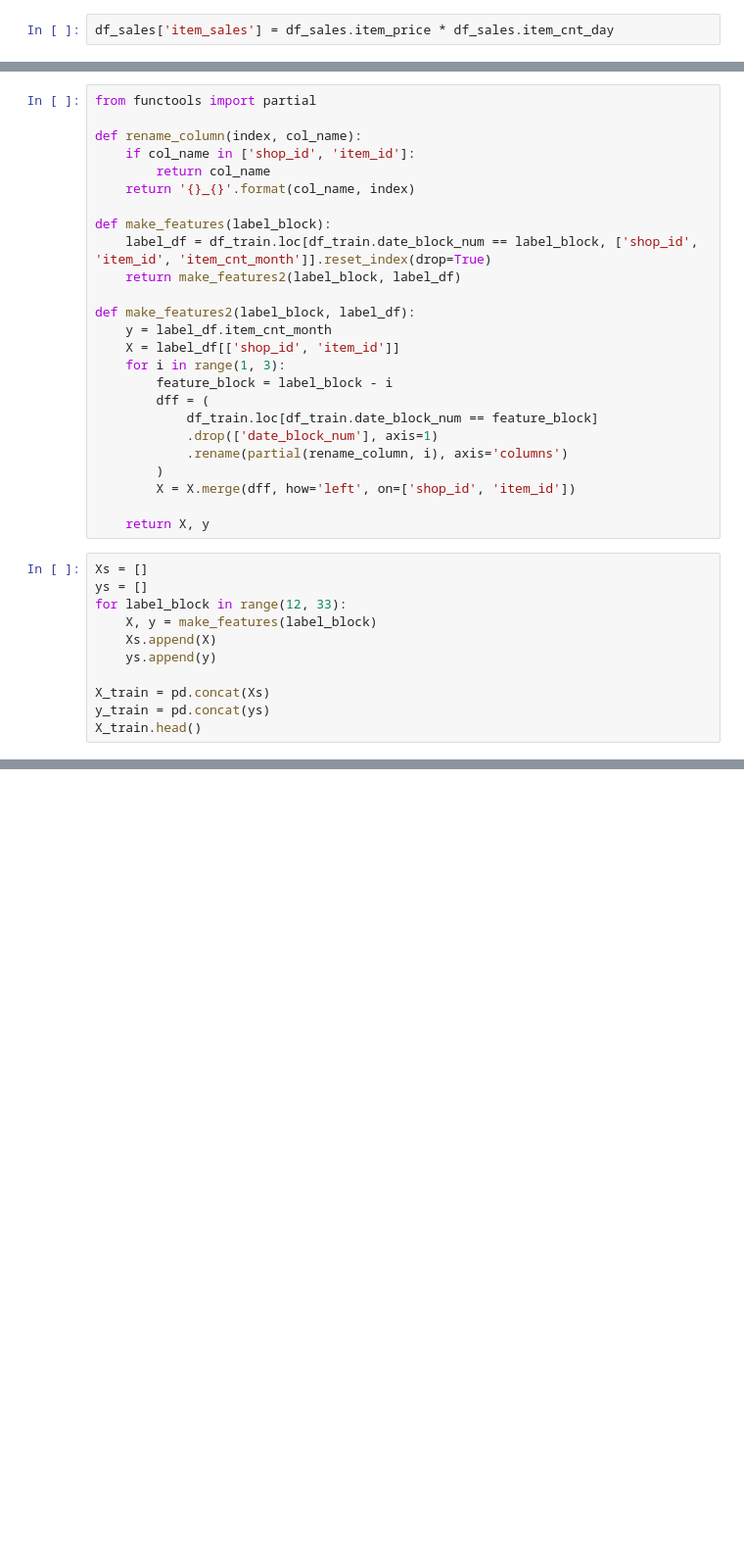
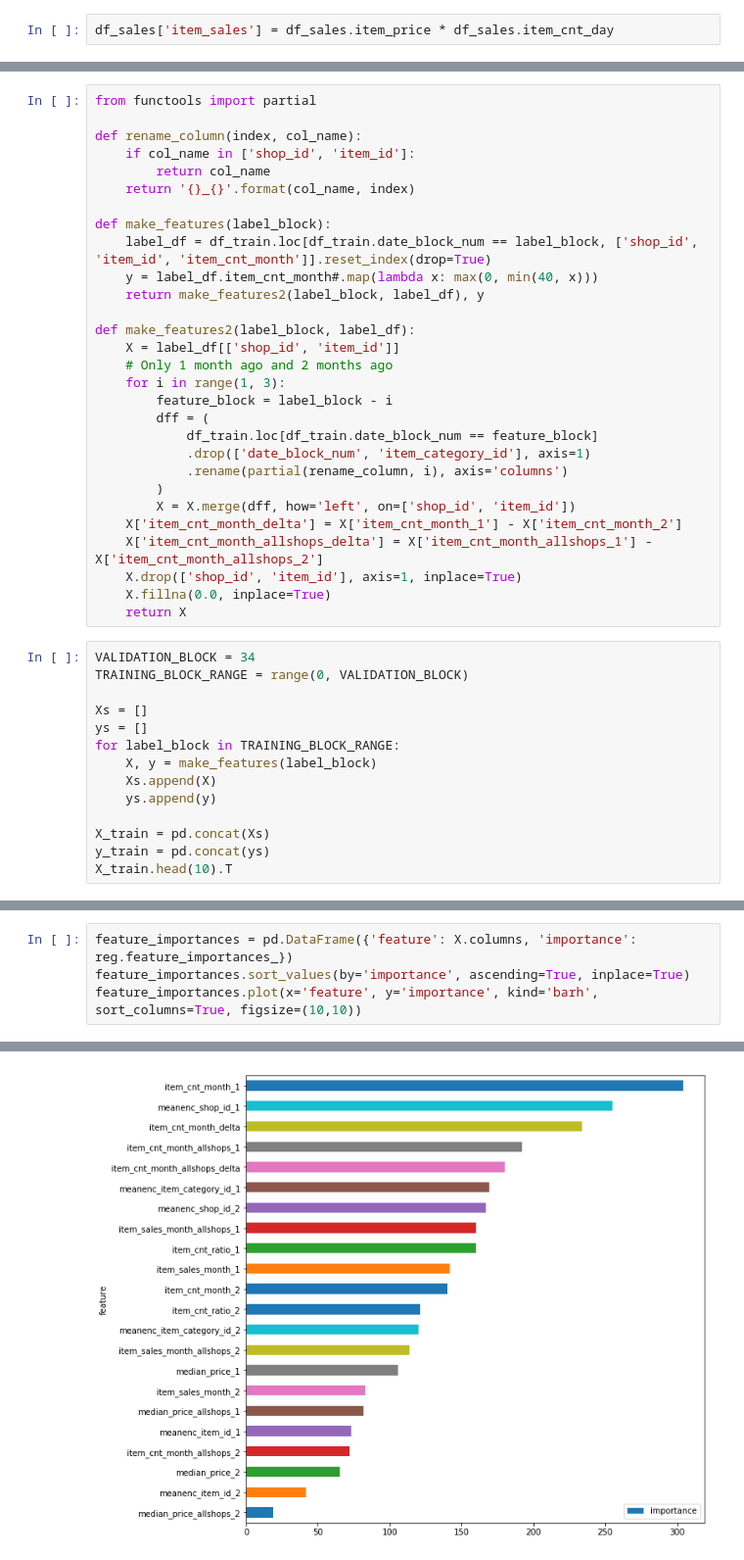
Before and after one commit to keijak/kaggle-pub, a Jupyter notebook: sales1c/training2.ipynb, the cells around one changed output, grey strips where cells are left out. Shown at 98% size. Saved outputs shown, nothing was run; the diff lists cells and outputs as text; blank space fills up the shorter version.

```diff
--- a/sales1c/training2.ipynb
+++ b/sales1c/training2.ipynb
@@ -140,29 +161,36 @@ def rename_column(index, col_name):
 
 def make_features(label_block):
     label_df = df_train.loc[df_train.date_block_num == label_block, ['shop_id', 'item_id', 'item_cnt_month']].reset_index(drop=True)
-    return make_features2(label_block, label_df)
+    y = label_df.item_cnt_month#.map(lambda x: max(0, min(40, x)))
+    return make_features2(label_block, label_df), y
 
 def make_features2(label_block, label_df):
-    y = label_df.item_cnt_month
     X = label_df[['shop_id', 'item_id']]
+    # Only 1 month ago and 2 months ago
     for i in range(1, 3):
         feature_block = label_block - i
         dff = (
             df_train.loc[df_train.date_block_num == feature_block]
-            .drop(['date_block_num'], axis=1)
+            .drop(['date_block_num', 'item_category_id'], axis=1)
             .rename(partial(rename_column, i), axis='columns')
         )
         X = X.merge(dff, how='left', on=['shop_id', 'item_id'])
-
-    return X, y
+    X['item_cnt_month_delta'] = X['item_cnt_month_1'] - X['item_cnt_month_2']
+    X['item_cnt_month_allshops_delta'] = X['item_cnt_month_allshops_1'] - X['item_cnt_month_allshops_2']
+    X.drop(['shop_id', 'item_id'], axis=1, inplace=True)
+    X.fillna(0.0, inplace=True)
+    return X
 # %%
+VALIDATION_BLOCK = 34
+TRAINING_BLOCK_RANGE = range(0, VALIDATION_BLOCK)
+
 Xs = []
 ys = []
-for label_block in range(12, 33):
+for label_block in TRAINING_BLOCK_RANGE:
     X, y = make_features(label_block)
     Xs.append(X)
     ys.append(y)
 
 X_train = pd.concat(Xs)
 y_train = pd.concat(ys)
-X_train.head()
+X_train.head(10).T
@@ -182,0 +281,5 @@ rmse(y_train, y_train_p)
+# %%
+feature_importances = pd.DataFrame({'feature': X.columns, 'importance': reg.feature_importances_})
+feature_importances.sort_values(by='importance', ascending=True, inplace=True)
+feature_importances.plot(x='feature', y='importance', kind='barh', sort_columns=True, figsize=(10,10))
+# %% [output]
@@ -182,0 +287 @@ rmse(y_train, y_train_p)
+[figure, added]
```
Also changed, not shown: parts of 14 cells of this notebook.
